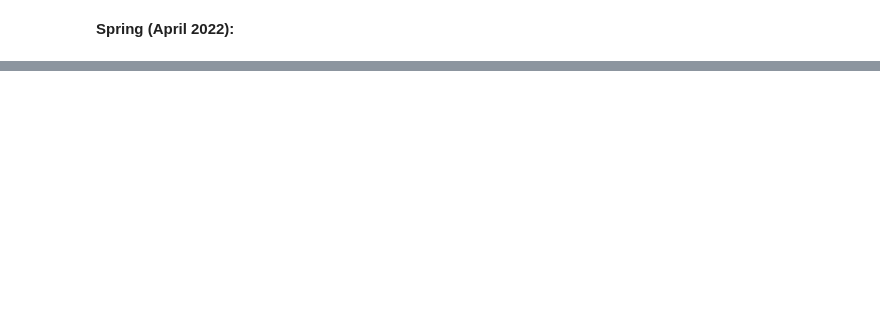
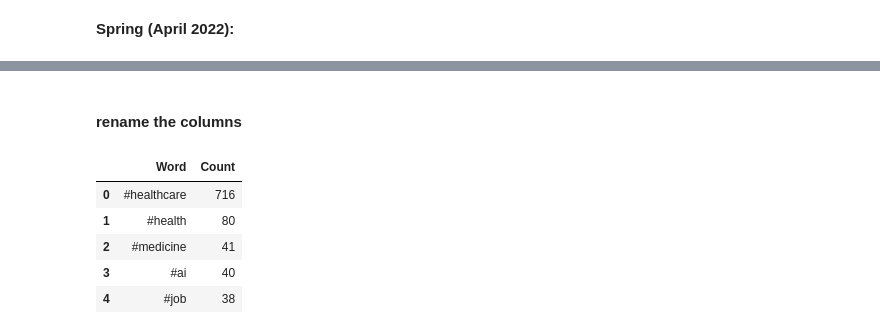
Before and after one commit to srinimogs/LSE_Course2_NHS_assignment, a Jupyter notebook: Course_2_assignment_project_NHS (1) (1).ipynb, the cells around one changed output, grey strips where cells are left out. Saved outputs shown, nothing was run; the diff lists cells and outputs as text; code cells hidden in the pictures; blank space fills up the shorter version.

```diff
--- a/Course_2_assignment_project_NHS (1) (1).ipynb
+++ b/Course_2_assignment_project_NHS (1) (1).ipynb
@@ -558,0 +675,8 @@ https://www.theguardian.com/healthcare-network/2011/feb/16/nhs-twitter-use-tweet
+# %%
+tags = []
+
+for y in [x.split(' ') for x in tweets['tweet_full_text'].values]:
+    for z in y:
+        if '#' in z:
+            # Change to lowercase.
+            tags.append(z.lower())
@@ -558,0 +705,3 @@ https://www.theguardian.com/healthcare-network/2011/feb/16/nhs-twitter-use-tweet
+# %%
+tags = pd.Series(tags)
+tags
@@ -558,0 +721,2 @@ https://www.theguardian.com/healthcare-network/2011/feb/16/nhs-twitter-use-tweet
+# %%
+tags = tags.value_counts().head(30)
@@ -558,0 +725,3 @@ https://www.theguardian.com/healthcare-network/2011/feb/16/nhs-twitter-use-tweet
+# %%
+data = pd.DataFrame(tags).reset_index()
+data
@@ -558,0 +746,12 @@ https://www.theguardian.com/healthcare-network/2011/feb/16/nhs-twitter-use-tweet
+# %% [markdown]
+#### rename the columns
+# %%
+data.columns = ['Word', 'Count']
+data.head()
+# %% [output]
+|  | Word | Count |
+| 0 | #healthcare | 716 |
+| 1 | #health | 80 |
+| 2 | #medicine | 41 |
+| 3 | #ai | 40 |
+| 4 | #job | 38 |
```
Also changed, not shown: parts of 35 cells of this notebook.
